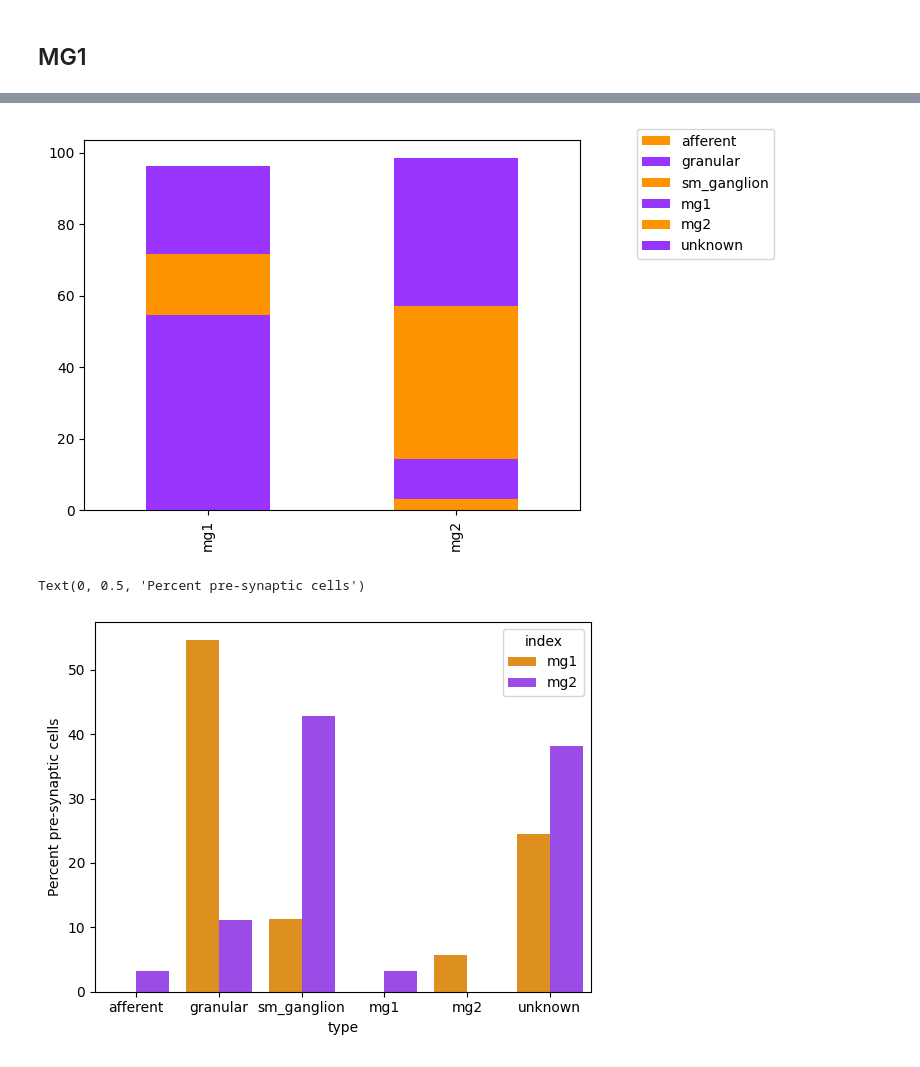
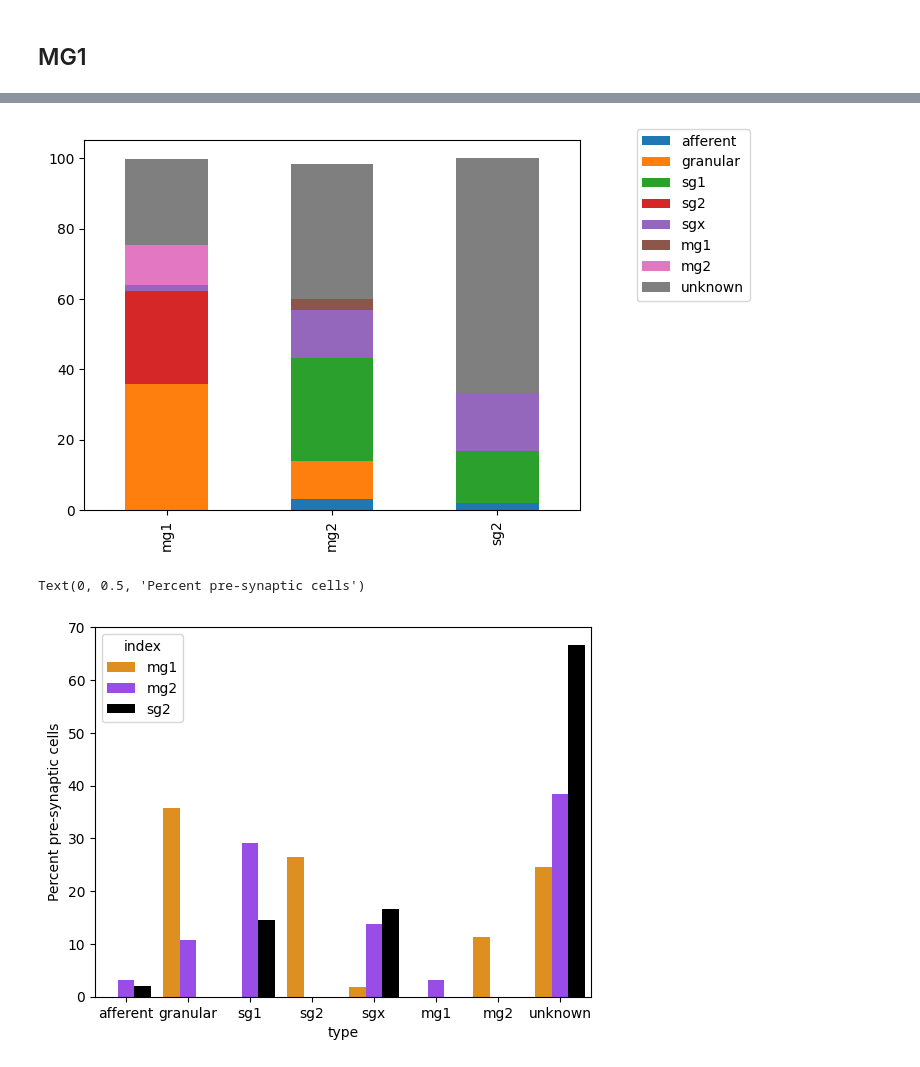
Before and after one commit to neurologic/eCREST, a Jupyter notebook: Network-Visualization.ipynb, the cells around one changed output, grey strips where cells are left out. Cells and saved outputs as stored; diff of their text form; code cells hidden in the pictures.

```diff
--- a/Network-Visualization.ipynb
+++ b/Network-Visualization.ipynb
@@ -1017,29 +1342,31 @@ uk: 38.1%
 # %%
 fig = plt.figure()
 ax = plt.subplot(111)
 
-pre_type = pd.DataFrame({'afferent': [0,3.2],
-                         'granular': [54.7,11.1],
-                         'sm_ganglion': [11.3,42.9],
-                         'mg1': [0,3.2],
-                         'mg2':[5.7,0],
-                         'unknown':[24.5,38.1]},
-                        index=['mg1', 'mg2'])
+pre_type = pd.DataFrame({'afferent': [0,3.1,2.1],
+                         'granular': [35.8,10.8,0],
+                         'sg1': [0,29.2,14.6],
+                         'sg2': [26.4,0,0],
+                         'sgx': [1.9,13.8,16.7],
+                         'mg1': [0,3.1,0],
+                         'mg2':[11.3,0,0],
+                         'unknown':[24.5,38.5,66.7]},
+                        index=['mg1', 'mg2', 'sg2'])
 
 
 pre_type.plot(kind='bar', stacked=True, ax=ax)
 ax.legend(bbox_to_anchor=(1.1, 1.05));
 
 # # Add Title and Labels
 # plt.title('Intermediate Students Pass %')
 # plt.xlabel('Year')
 # plt.ylabel('Percentage Ranges')
 # %% [output]
-[figure, old version]
+[figure, new version]
 # %%
 pre_type = pre_type.melt(ignore_index = False).reset_index()
 # %%
-colors = ["#fd9400", "#9934ff"] #color_structure = {'mg1':'#fd9400', 'mg2':'#9934ff'}
+colors = ["#fd9400", "#9934ff","000000"] #color_structure = {'mg1':'#fd9400', 'mg2':'#9934ff'}
 # Set your custom color palette
 sns.set_palette(sns.color_palette(colors))
 sns.barplot(data=pre_type, x="variable", y="value", hue="index")
@@ -1047,4 +1374,4 @@ plt.xlabel('type')
 plt.ylabel('Percent pre-synaptic cells')
 # %% [output]
 Text(0, 0.5, 'Percent pre-synaptic cells')
-[figure, old version]
+[figure, new version]
```
Also changed, not shown: parts of 44 cells of this notebook, 4 other files.
